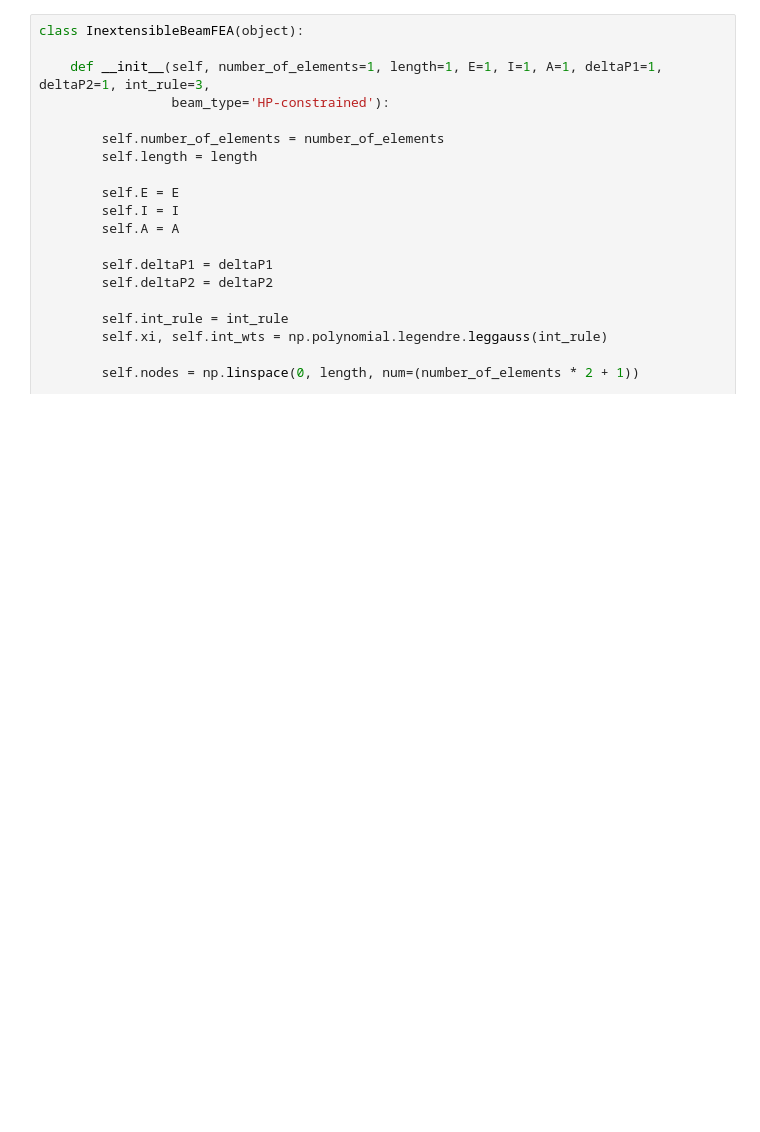
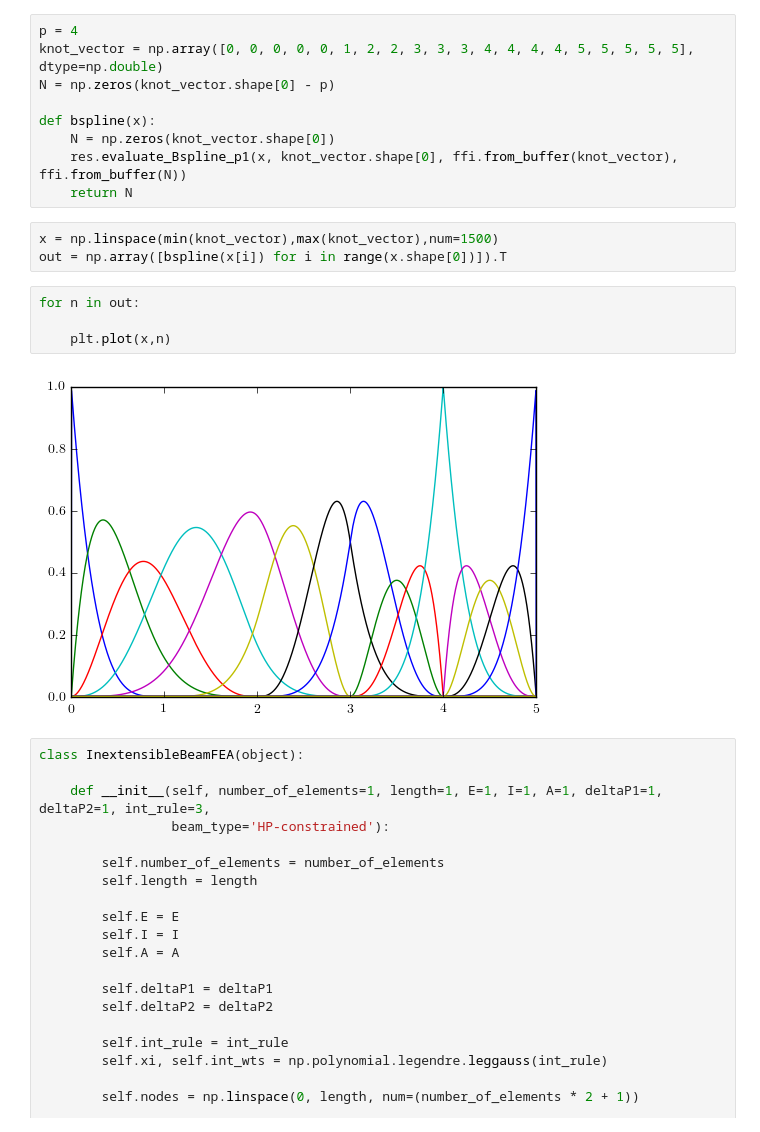
Before and after one commit to johntfoster/inextensible_beam_code, a Jupyter notebook: InextensibleBeamFEA.ipynb, the cells around one changed output. Drawn from its saved outputs; the diff is of its cells as text; blank space fills up the shorter version.

Commit message:
Working on bspline template

```diff
--- a/InextensibleBeamFEA.ipynb
+++ b/InextensibleBeamFEA.ipynb
@@ -47,6 +68,24 @@ ffi.cdef("""
             """)
 
 res = ffi.dlopen("_residual.dylib")
+# %%
+p = 4
+knot_vector = np.array([0, 0, 0, 0, 0, 1, 2, 2, 3, 3, 3, 4, 4, 4, 4, 5, 5, 5, 5, 5], dtype=np.double)
+N = np.zeros(knot_vector.shape[0] - p)
+
+def bspline(x):
+    N = np.zeros(knot_vector.shape[0])
+    res.evaluate_Bspline_p1(x, knot_vector.shape[0], ffi.from_buffer(knot_vector), ffi.from_buffer(N))
+    return N
+# %%
+x = np.linspace(min(knot_vector),max(knot_vector),num=1500)
+out = np.array([bspline(x[i]) for i in range(x.shape[0])]).T
+# %%
+for n in out:
+
+    plt.plot(x,n)
+# %% [output]
+[figure, added]
 # %%
 class InextensibleBeamFEA(object):
 
```
Also changed, not shown: parts of 2 cells of this notebook, 1 other file.
